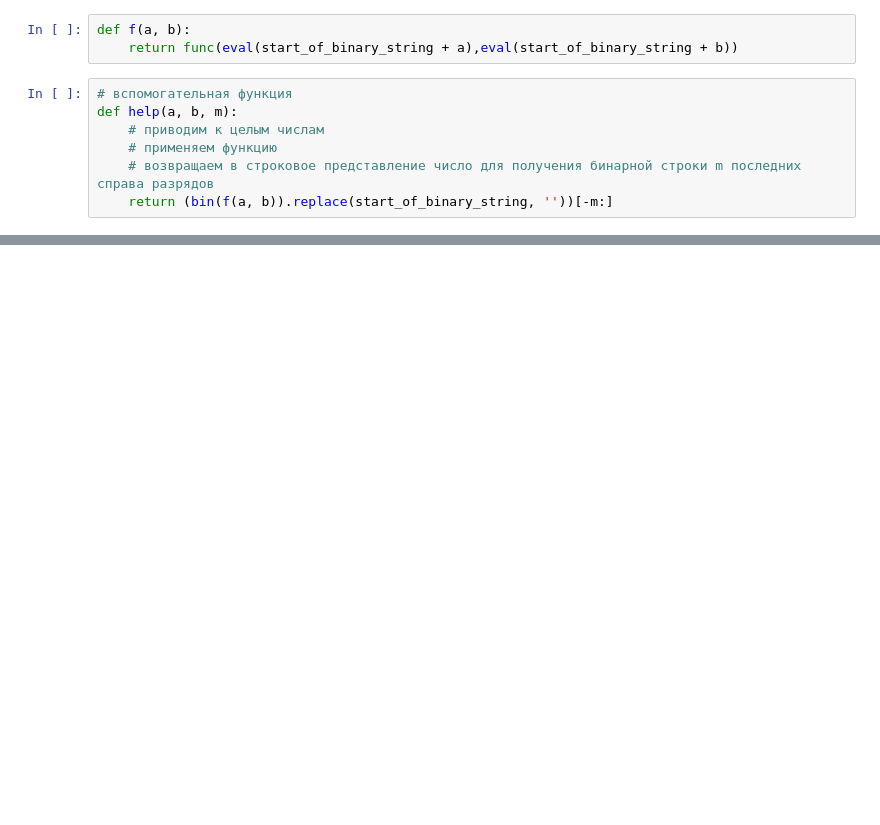
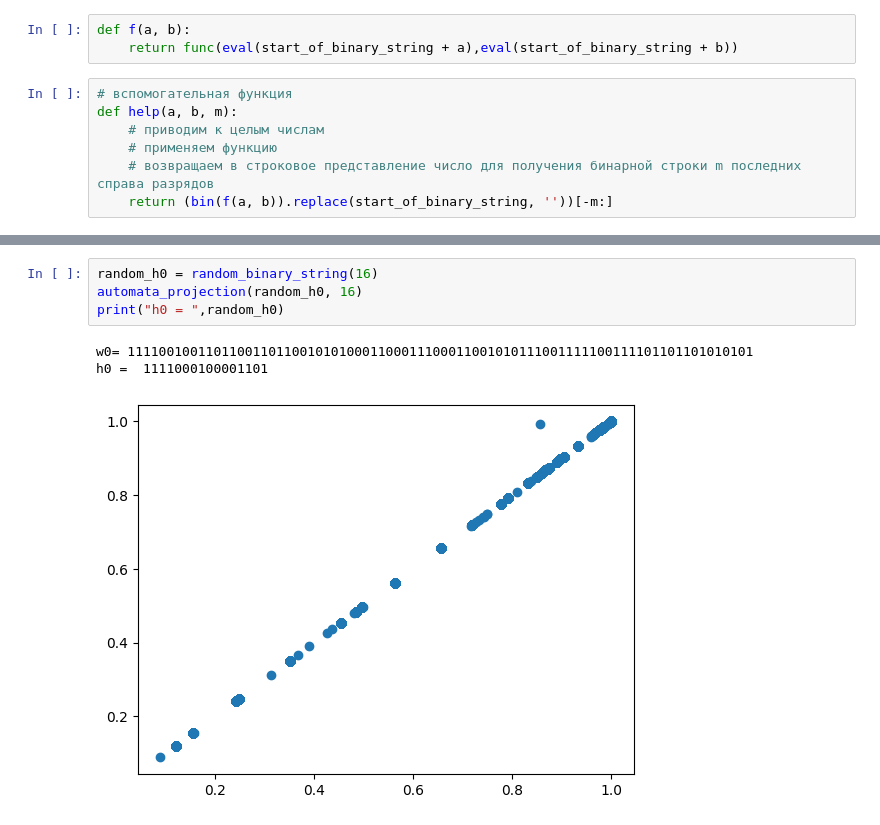
Before and after one commit to KozynchenkoVS/PythonMaths, a Jupyter notebook: Задание 8.ipynb, the cells around one changed output, grey strips where cells are left out. Cells and saved outputs as stored; diff of their text form; blank space fills up the shorter version.

```diff
--- a/Задание 8.ipynb
+++ b/Задание 8.ipynb
@@ -66,0 +95,8 @@ automata_projection('1001', 4)
+# %%
+random_h0 = random_binary_string(16)
+automata_projection(random_h0, 16)
+print("h0 = ",random_h0)
+# %% [output]
+w0= 11110010011011001101100101010001100011100011001010111001111100111101101101010101
+h0 =  1111000100001101
+[figure, added]
```
Also changed, not shown: parts of 11 cells of this notebook.
